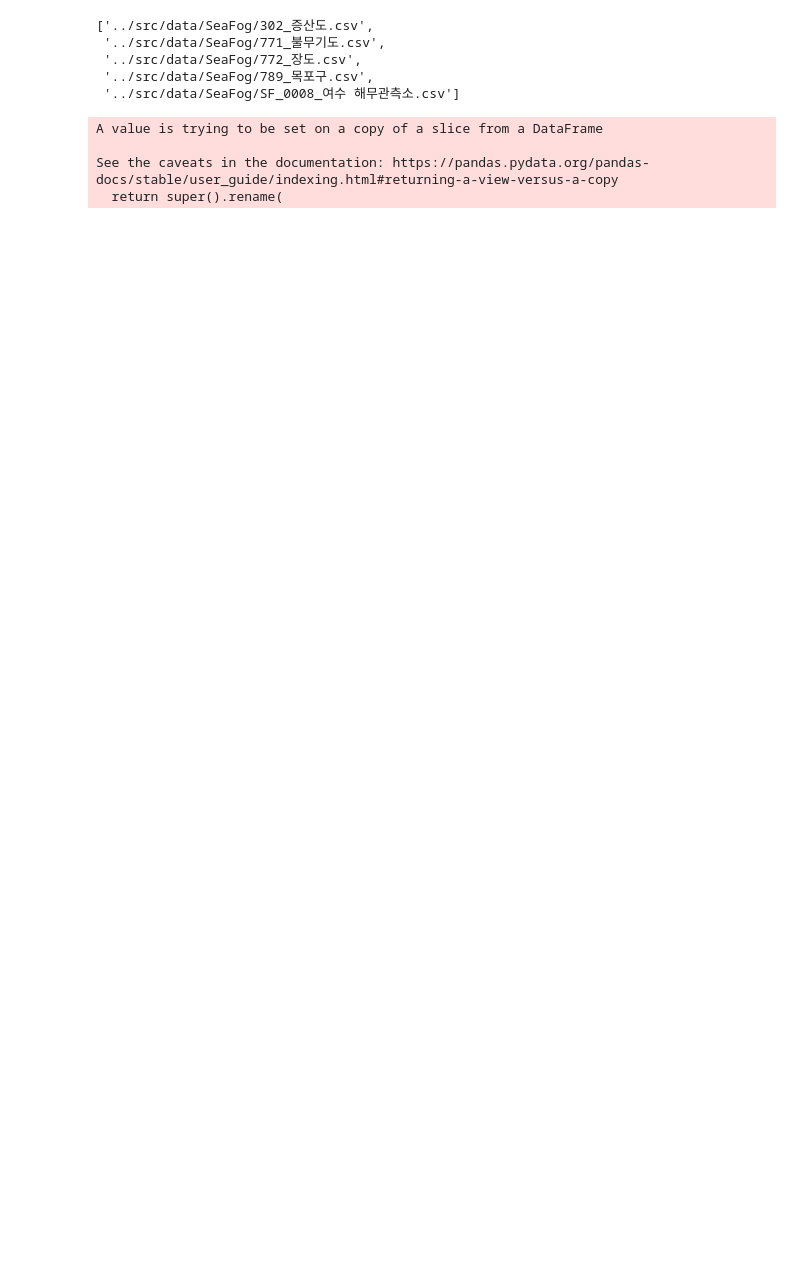
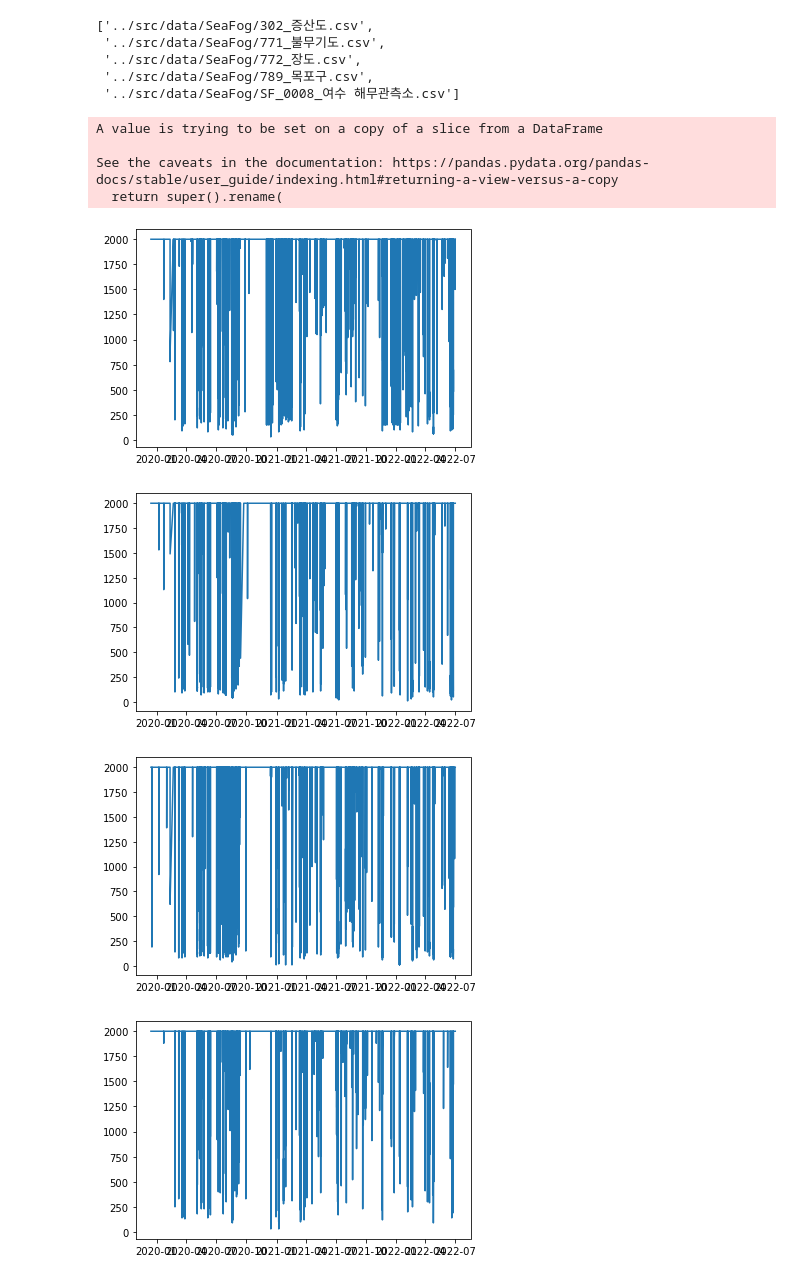
Before and after one commit to Kim-Ju-Hyeon/Graph_N_BEATS_Anomaly, a Jupyter notebook: Jupyter Notebook/sea_fog_dataset.ipynb, the cells around one changed output. Cells and saved outputs as stored; diff of their text form; code cells hidden in the pictures; blank space fills up the shorter version.

```diff
--- a/Jupyter Notebook/sea_fog_dataset.ipynb
+++ b/Jupyter Notebook/sea_fog_dataset.ipynb
@@ -111,13 +111,5 @@ dataframe_1.index = pd.to_datetime(dataframe_1.index)
 dataframe_2.index = pd.to_datetime(dataframe_2.index)
 # %%
 for _col in target_col_name:
-    dataframe_1.loc[dataframe_1[_col] >= 3000 , _col] = 3000
-    dataframe_2.loc[dataframe_2[_col] >= 3000 , _col] = 3000
+    dataframe_1.loc[dataframe_1[_col] >= 2000 , _col] = 2000
+    dataframe_2.loc[dataframe_2[_col] >= 2000 , _col] = 2000
-# %%
-for _col in target_col_name:
-    plt.plot(dataframe_1[_col])
-    plt.show()
-# %%
-for _col in target_col_name:
-    plt.plot(dataframe_2[_col][144:144*4])
-    plt.show()
@@ -127,2 +116,11 @@ num_timesteps_out = 6
 # %%
 df = pd.concat([dataframe_1, dataframe_2], axis=0)
+# %%
+for _col in target_col_name:
+    plt.plot(df[_col])
+    plt.show()
+# %% [output]
+[figure, added]
+[figure, added]
+[figure, added]
+[figure, added]
```
Also changed, not shown: parts of 18 cells of this notebook, 1 other file.
